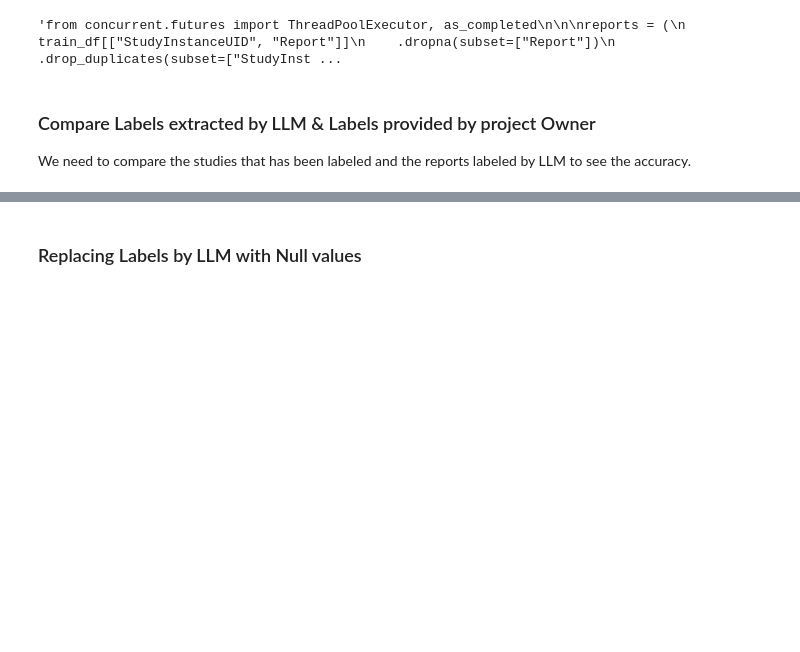
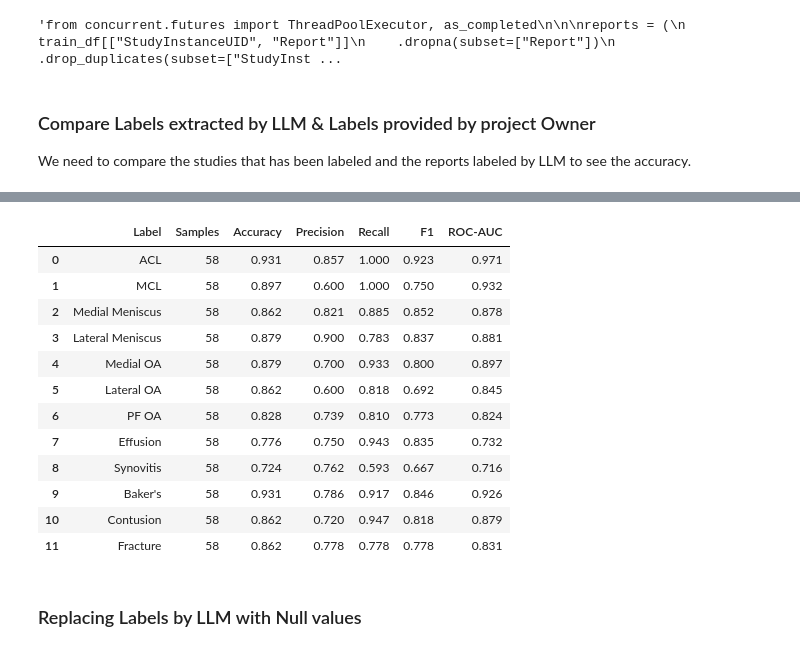
Before and after one commit to NimaNIKOOKAR/RSNA_Knee_Abnormality_Detection, a Jupyter notebook: notebook/rsna_analysis.ipynb, the cells around one changed output, grey strips where cells are left out. Drawn from its saved outputs; the diff is of its cells as text; code cells hidden in the pictures; blank space fills up the shorter version.

Commit message:
evluating the similarity of labels

```diff
--- a/notebook/rsna_analysis.ipynb
+++ b/notebook/rsna_analysis.ipynb
@@ -533,7 +543,7 @@ display(results_df)"""
 # %%
 # results_df.to_csv("../data/reports_extract.csv")
 # %%
-reports_extract = pd.read_csv("../data/reports_extract.csv")
+reports_extract = pd.read_csv("../data/reports_extract_OpenAI.csv")
 # %% [markdown]
 ### Compare Labels extracted by LLM & Labels provided by project Owner
 We need to compare the studies that has been labeled and the reports labeled by LLM to see the accuracy.
@@ -539,0 +554,9 @@ We need to compare the studies that has been labeled and the reports labeled by
+# %%
+reports_extract = (
+    reports_extract
+    .set_index("StudyInstanceUID")
+    .loc[annotation_df["StudyInstanceUID"]]
+    .reset_index()
+)
+
+reports_extract = reports_extract.drop(columns=["Unnamed: 0"])
@@ -540,3 +662,69 @@ We need to compare the studies that has been labeled and the reports labeled by
+# %%
+threshold = 0.5
+
+metrics = []
+
+for col in label_cols:
+    human = pd.to_numeric(
+        comparison_df[f"{col}_human"], errors="coerce"
+    )
+    llm = pd.to_numeric(
+        comparison_df[f"{col}_llm"], errors="coerce"
+    )
+
+    valid = human.notna() & llm.notna()
+
+    y_true = human[valid]
+    y_score = llm[valid]
+
+    if len(y_true) == 0:
+        continue
+
+    # Only evaluate genuinely binary human annotations
+    if not y_true.isin([0, 1]).all():
+        continue
+
+    if not y_score.between(0, 1).all():
+        continue
+
+    y_pred = (y_score >= threshold).astype(int)
+
+    metrics.append({
+        "Label": col,
+        "Samples": len(y_true),
+        "Accuracy": accuracy_score(y_true, y_pred),
+        "Precision": precision_score(
+            y_true, y_pred, zero_division=0
+        ),
+        "Recall": recall_score(
+            y_true, y_pred, zero_division=0
+        ),
+        "F1": f1_score(
+            y_true, y_pred, zero_division=0
+        ),
+        "ROC-AUC": (
+            roc_auc_score(y_true, y_score)
+            if y_true.nunique() == 2 else np.nan
+        )
+    })
+
+metrics_df = pd.DataFrame(metrics)
+
+display(metrics_df.round(3))
+# %% [output]
+|  | Label | Samples | Accuracy | Precision | Recall | F1 | ROC-AUC |
+| 0 | ACL | 58 | 0.931 | 0.857 | 1.000 | 0.923 | 0.971 |
+| 1 | MCL | 58 | 0.897 | 0.600 | 1.000 | 0.750 | 0.932 |
+| 2 | Medial Meniscus | 58 | 0.862 | 0.821 | 0.885 | 0.852 | 0.878 |
+| 3 | Lateral Meniscus | 58 | 0.879 | 0.900 | 0.783 | 0.837 | 0.881 |
+| 4 | Medial OA | 58 | 0.879 | 0.700 | 0.933 | 0.800 | 0.897 |
+| 5 | Lateral OA | 58 | 0.862 | 0.600 | 0.818 | 0.692 | 0.845 |
+| 6 | PF OA | 58 | 0.828 | 0.739 | 0.810 | 0.773 | 0.824 |
+| 7 | Effusion | 58 | 0.776 | 0.750 | 0.943 | 0.835 | 0.732 |
+| 8 | Synovitis | 58 | 0.724 | 0.762 | 0.593 | 0.667 | 0.716 |
+| 9 | Baker's | 58 | 0.931 | 0.786 | 0.917 | 0.846 | 0.926 |
+| 10 | Contusion | 58 | 0.862 | 0.720 | 0.947 | 0.818 | 0.879 |
+| 11 | Fracture | 58 | 0.862 | 0.778 | 0.778 | 0.778 | 0.831 |
 # %% [markdown]
 ### Replacing Labels by LLM with Null values
 # %% [markdown]
```
Also changed, not shown: parts of 11 cells of this notebook.
